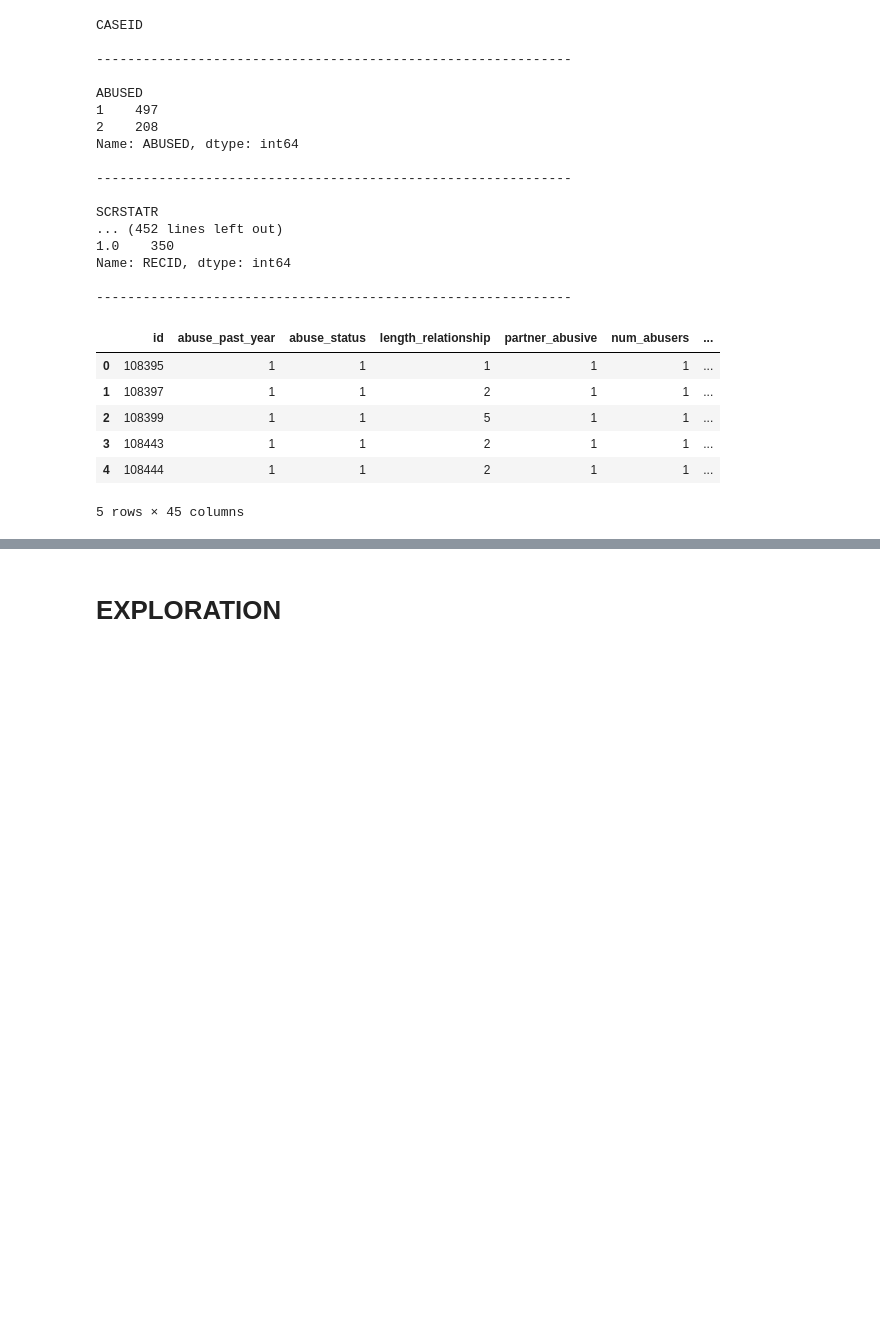
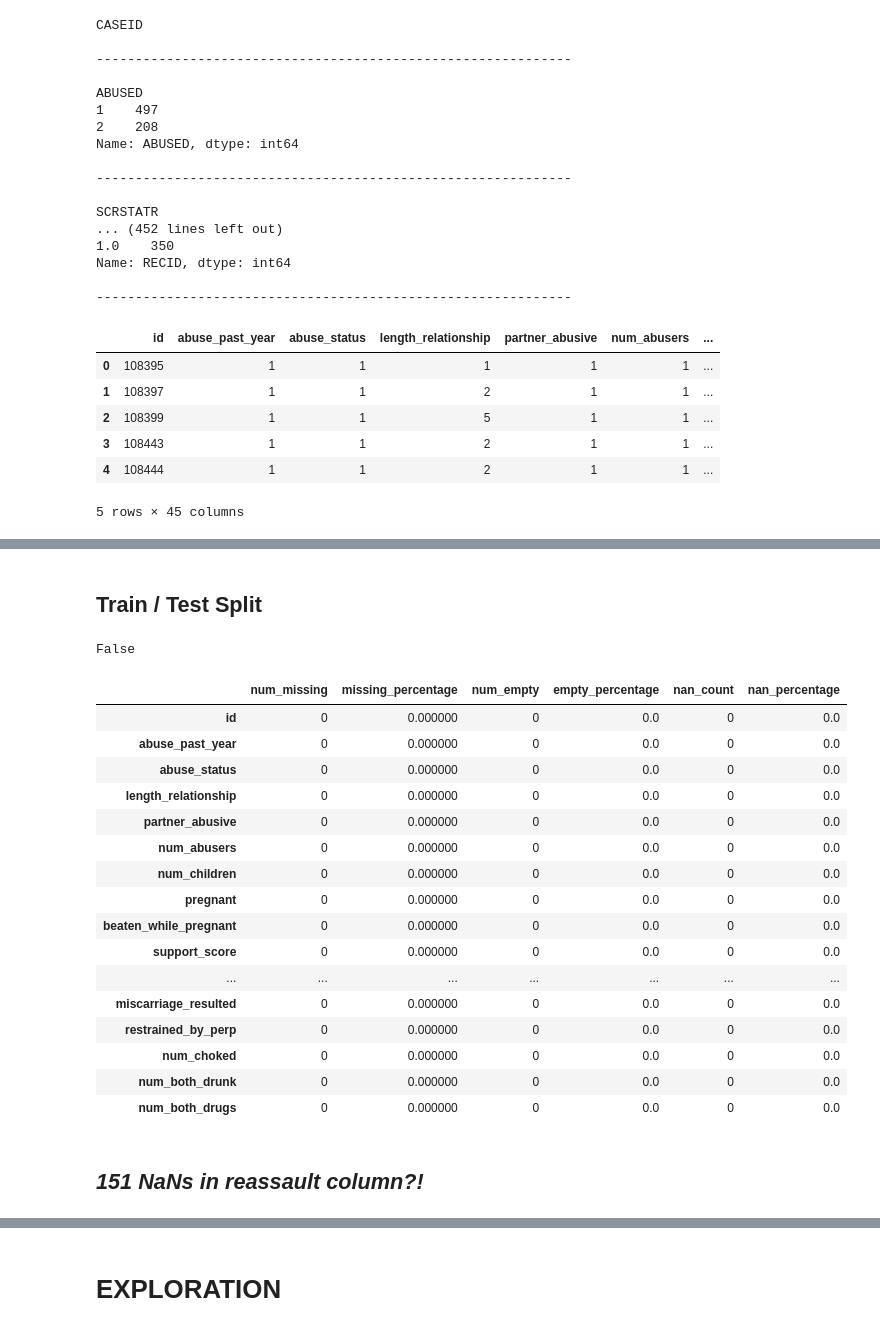
Before and after one commit to codeup-capstone-one/domestic-violence, a Jupyter notebook: master_phase2.ipynb, the cells around one changed output, grey strips where cells are left out. Drawn from its saved outputs; the diff is of its cells as text; code cells hidden in the pictures; blank space fills up the shorter version.

```diff
--- a/master_phase2.ipynb
+++ b/master_phase2.ipynb
@@ -538,0 +550,14 @@ dfa.head()
+# %%
+dfa = dfa.drop(columns=['guns_in_home',
+                        'threat_hit',
+                        'beaten',
+                        'choked',
+                        'threat_knife',
+                        'threat_gun',
+                        'rape_with_threat',
+                        'partner_drug_use',
+                        'partner_alcohol_use',
+                        'weapon_ever',
+                        'choked_ever',
+                        'jealous_past_year'
+                       ])
@@ -538,0 +580,10 @@ dfa.head()
+# %%
+dfb = dfb.drop(columns=['M5FIRED',
+                        'M27HOW',
+                        'police_resp',
+                        'order_protection',
+                        'num_woman_drunk',
+                        'num_perp_drunk',
+                        'num_woman_drugs',
+                        'num_perp_drugs',
+                       ])
@@ -538,0 +594,2 @@ dfa.head()
+# %%
+dfb = dfa.merge(right=dfb, on='id')
@@ -548,0 +648,29 @@ dfb.head()
+# %% [markdown]
+## Train / Test Split
+# %%
+np.any(np.isnan(dfb)) # True
+np.all(np.isfinite(dfb)) # False
+# %% [output]
+False
+# %%
+missing_values_col(dfb)
+# %% [output]
+|  | num_missing | missing_percentage | num_empty | empty_percentage | nan_count | nan_percentage |
+| id | 0 | 0.000000 | 0 | 0.0 | 0 | 0.0 |
+| abuse_past_year | 0 | 0.000000 | 0 | 0.0 | 0 | 0.0 |
+| abuse_status | 0 | 0.000000 | 0 | 0.0 | 0 | 0.0 |
+| length_relationship | 0 | 0.000000 | 0 | 0.0 | 0 | 0.0 |
+| partner_abusive | 0 | 0.000000 | 0 | 0.0 | 0 | 0.0 |
+| num_abusers | 0 | 0.000000 | 0 | 0.0 | 0 | 0.0 |
+| num_children | 0 | 0.000000 | 0 | 0.0 | 0 | 0.0 |
+| pregnant | 0 | 0.000000 | 0 | 0.0 | 0 | 0.0 |
+| beaten_while_pregnant | 0 | 0.000000 | 0 | 0.0 | 0 | 0.0 |
+| support_score | 0 | 0.000000 | 0 | 0.0 | 0 | 0.0 |
+| ... | ... | ... | ... | ... | ... | ... |
+| miscarriage_resulted | 0 | 0.000000 | 0 | 0.0 | 0 | 0.0 |
+| restrained_by_perp | 0 | 0.000000 | 0 | 0.0 | 0 | 0.0 |
+| num_choked | 0 | 0.000000 | 0 | 0.0 | 0 | 0.0 |
+| num_both_drunk | 0 | 0.000000 | 0 | 0.0 | 0 | 0.0 |
+| num_both_drugs | 0 | 0.000000 | 0 | 0.0 | 0 | 0.0 |
+# %% [markdown]
+## _151 NaNs in reassault column?!_
```
Also changed, not shown: parts of 16 cells of this notebook.
